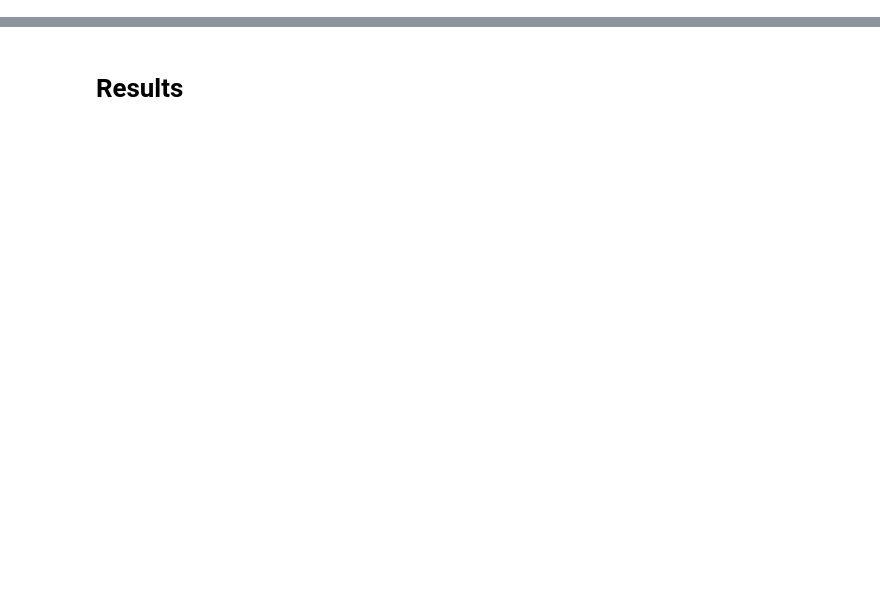
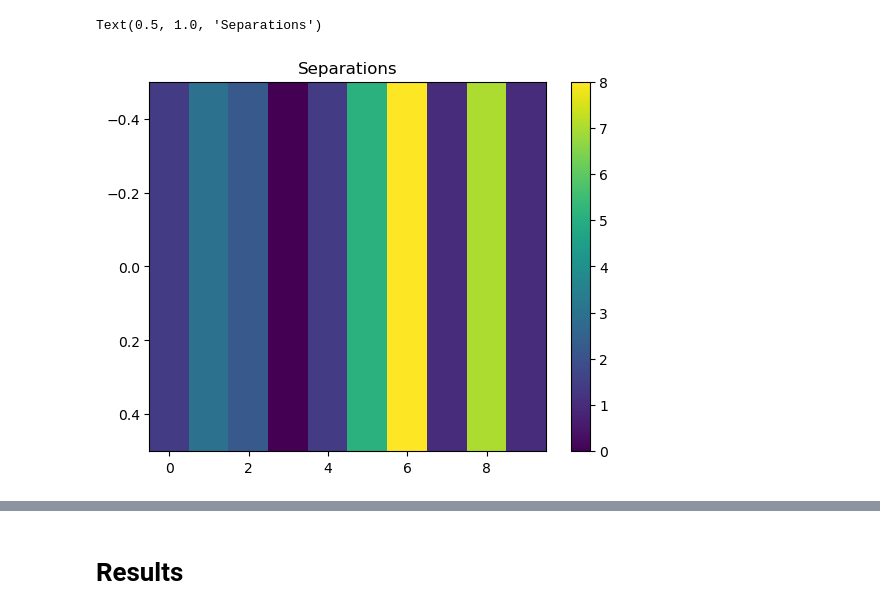
Before and after one commit to rachelhur/survey-ops, a Jupyter notebook: toy_models/notebooks/DQN_closest_distance_path.ipynb, the cells around one changed output, grey strips where cells are left out. Drawn from its saved outputs; the diff is of its cells as text; code cells hidden in the pictures; blank space fills up the shorter version.

```diff
--- a/toy_models/notebooks/DQN_closest_distance_path.ipynb
+++ b/toy_models/notebooks/DQN_closest_distance_path.ipynb
@@ -915,0 +224,7 @@ def train_agent_offline(
+# %%
+c = plt.imshow(full_separations, aspect='auto')
+plt.colorbar(c)
+plt.title('Separations')
+# %% [output]
+Text(0.5, 1.0, 'Separations')
+[figure, added]
```
Also changed, not shown: parts of 64 cells of this notebook, 13 other files.
